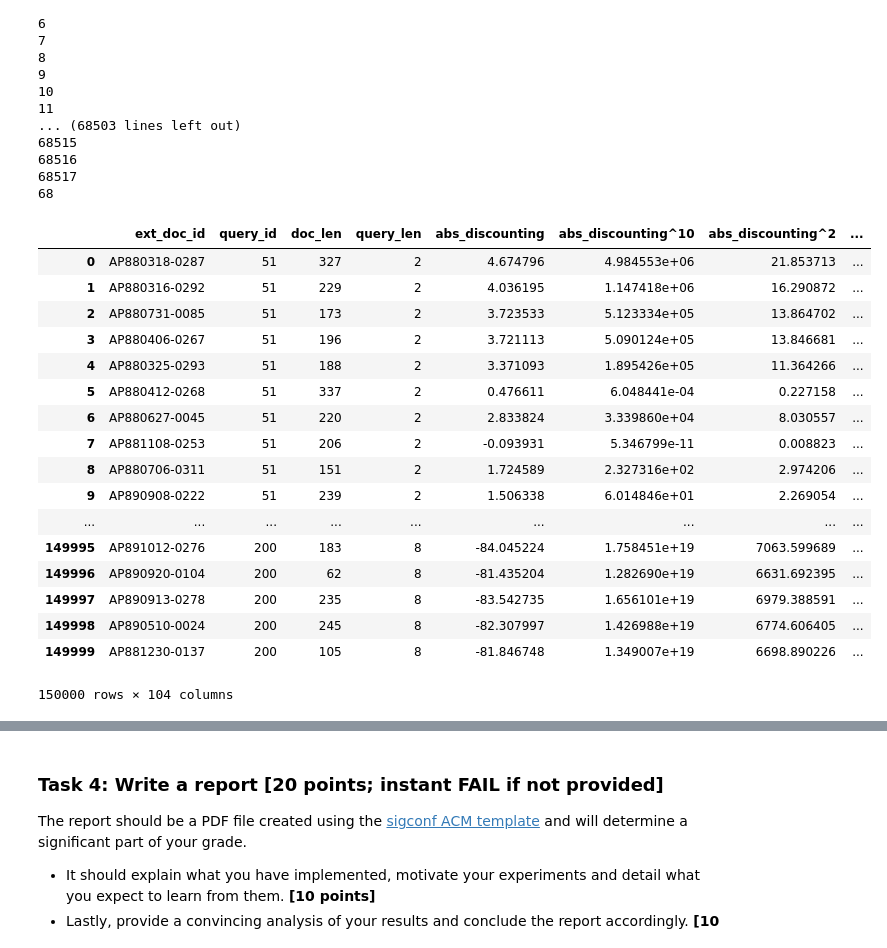
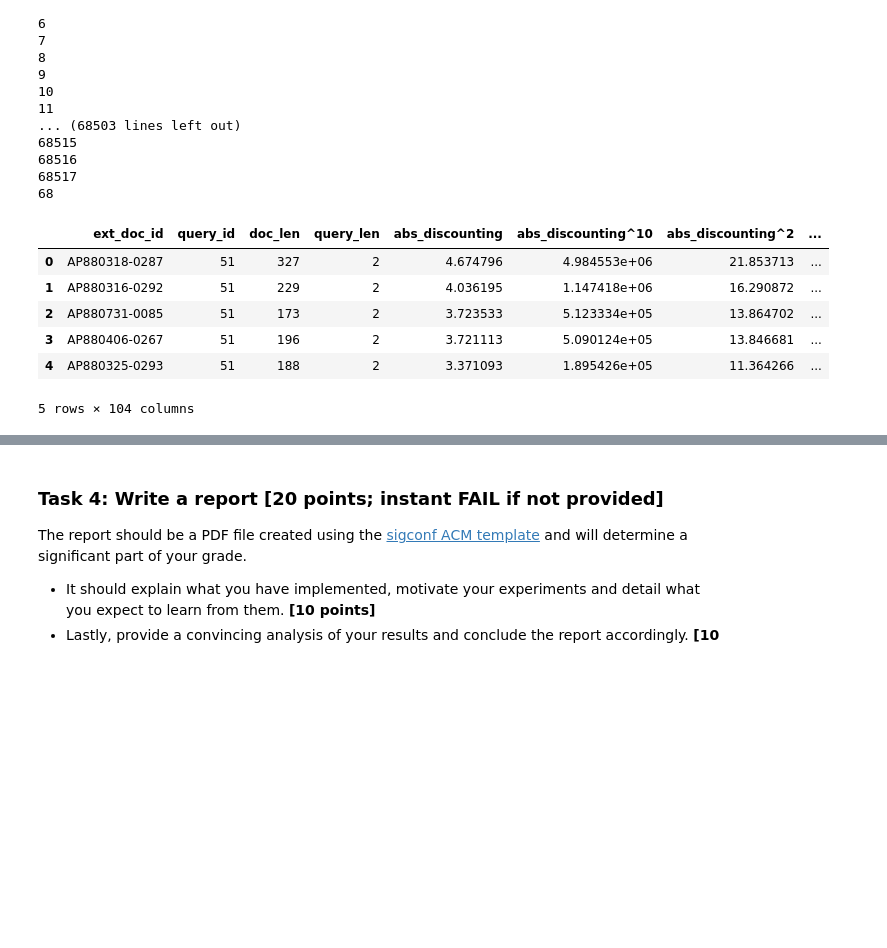
Before and after one commit to askliar/information-retrieval, a Jupyter notebook: homework-2/assignment.ipynb, the cells around one changed output, grey strips where cells are left out. Saved outputs shown, nothing was run; the diff lists cells and outputs as text; code cells hidden in the pictures; blank space fills up the shorter version.

```diff
--- a/homework-2/assignment.ipynb
+++ b/homework-2/assignment.ipynb
@@ -1467,23 +1470,12 @@ top1000_data = top1000_data[top1000]
 # %%
 top1000_data['tfidf^9'] = top1000_data['tfidf^8'].apply(lambda x: x*x)
 # %%
-top1000_data
+top1000_data.head()
 # %% [output]
 |  | ext_doc_id | query_id | doc_len | query_len | abs_discounting | abs_discounting^10 | abs_discounting^2 | ... |
 | 0 | AP880318-0287 | 51 | 327 | 2 | 4.674796 | 4.984553e+06 | 21.853713 | ... |
 | 1 | AP880316-0292 | 51 | 229 | 2 | 4.036195 | 1.147418e+06 | 16.290872 | ... |
 | 2 | AP880731-0085 | 51 | 173 | 2 | 3.723533 | 5.123334e+05 | 13.864702 | ... |
 | 3 | AP880406-0267 | 51 | 196 | 2 | 3.721113 | 5.090124e+05 | 13.846681 | ... |
 | 4 | AP880325-0293 | 51 | 188 | 2 | 3.371093 | 1.895426e+05 | 11.364266 | ... |
-| 5 | AP880412-0268 | 51 | 337 | 2 | 0.476611 | 6.048441e-04 | 0.227158 | ... |
-| 6 | AP880627-0045 | 51 | 220 | 2 | 2.833824 | 3.339860e+04 | 8.030557 | ... |
-| 7 | AP881108-0253 | 51 | 206 | 2 | -0.093931 | 5.346799e-11 | 0.008823 | ... |
-| 8 | AP880706-0311 | 51 | 151 | 2 | 1.724589 | 2.327316e+02 | 2.974206 | ... |
-| 9 | AP890908-0222 | 51 | 239 | 2 | 1.506338 | 6.014846e+01 | 2.269054 | ... |
-| ... | ... | ... | ... | ... | ... | ... | ... | ... |
-| 149995 | AP891012-0276 | 200 | 183 | 8 | -84.045224 | 1.758451e+19 | 7063.599689 | ... |
-| 149996 | AP890920-0104 | 200 | 62 | 8 | -81.435204 | 1.282690e+19 | 6631.692395 | ... |
-| 149997 | AP890913-0278 | 200 | 235 | 8 | -83.542735 | 1.656101e+19 | 6979.388591 | ... |
-| 149998 | AP890510-0024 | 200 | 245 | 8 | -82.307997 | 1.426988e+19 | 6774.606405 | ... |
-| 149999 | AP881230-0137 | 200 | 105 | 8 | -81.846748 | 1.349007e+19 | 6698.890226 | ... |
-150000 rows × 104 columns
+5 rows × 104 columns
```
Also changed, not shown: parts of 13 cells of this notebook, 4 other files.
